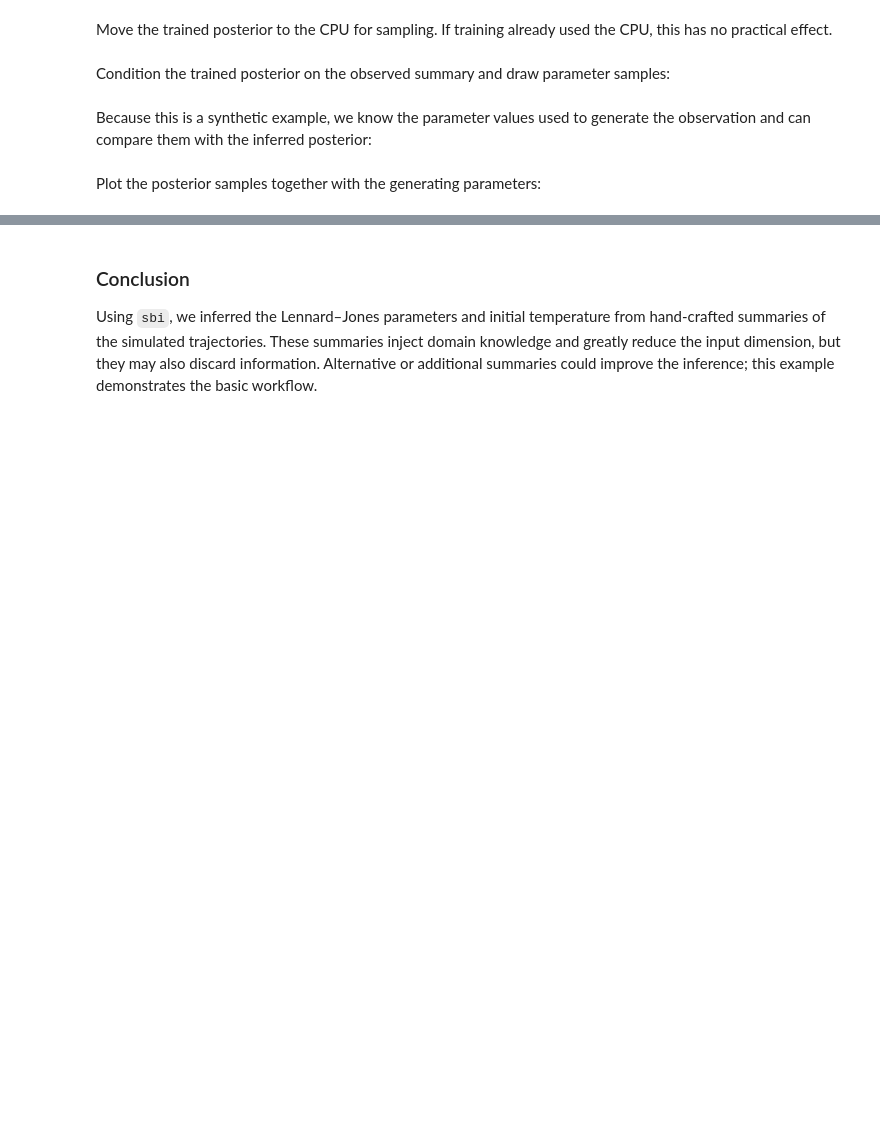
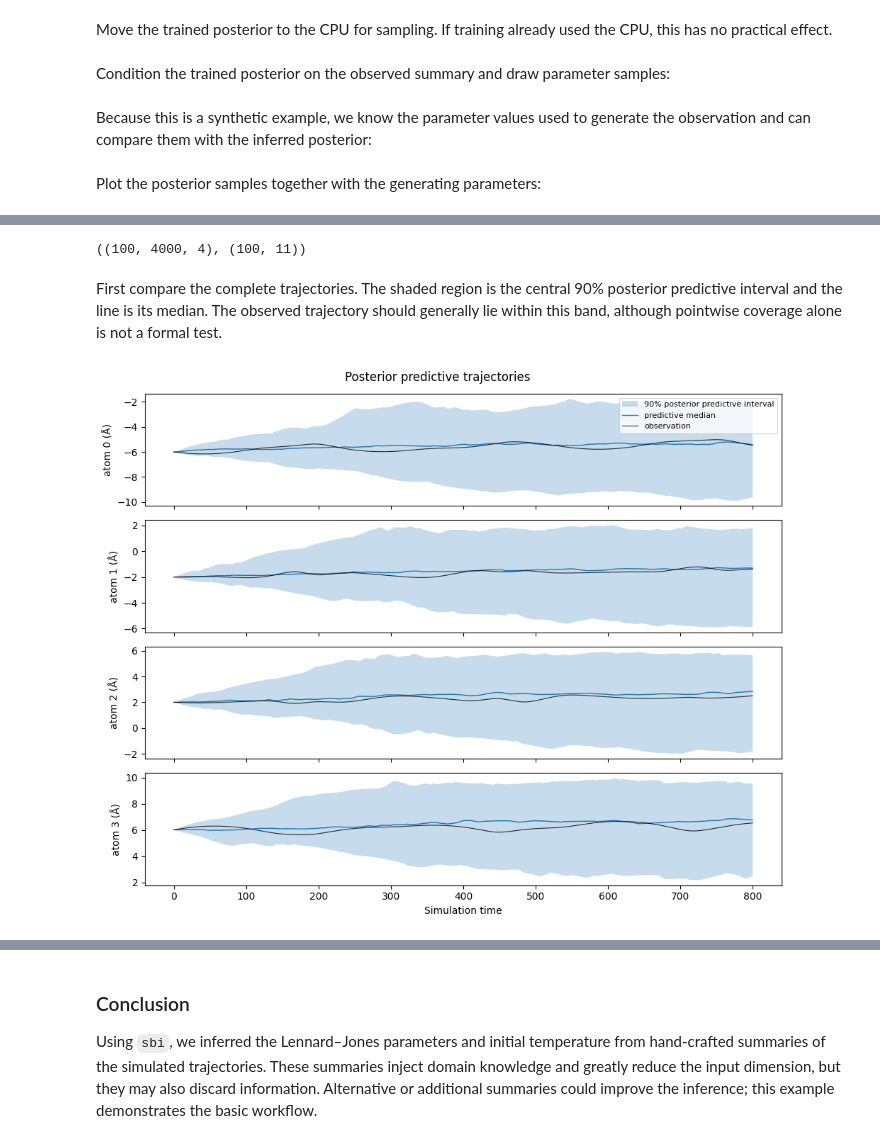
Before and after one commit to albazarova/sbi_intro, a Jupyter notebook: notebooks/4a_summary_statistics_md.ipynb, the cells around one changed output, grey strips where cells are left out. Saved outputs shown, nothing was run; the diff lists cells and outputs as text; code cells hidden in the pictures; blank space fills up the shorter version.

```diff
--- a/notebooks/4a_summary_statistics_md.ipynb
+++ b/notebooks/4a_summary_statistics_md.ipynb
@@ -364,0 +371,32 @@ plt.show()
+# %%
+# Draw posterior parameters and generate replicated trajectories in parallel.
+num_ppc = 100
+theta_ppc, x_ppc_tensor = simulate_for_sbi(
+    simulate_x, posterior, num_simulations=num_ppc, num_workers=workers
+)
+x_ppc = x_ppc_tensor.numpy()
+summary_ppc = np.stack([summarize_trajectory(x) for x in x_ppc])
+
+x_ppc.shape, summary_ppc.shape
+# %% [output]
+((100, 4000, 4), (100, 11))
+# %% [markdown]
+First compare the complete trajectories. The shaded region is the central 90% posterior predictive interval and the line is its median. The observed trajectory should generally lie within this band, although pointwise coverage alone is not a formal test.
+# %%
+lower, median, upper = np.quantile(x_ppc, [0.05, 0.5, 0.95], axis=0)
+
+fig, axes = plt.subplots(x_truth.shape[1], 1, figsize=(10, 8), sharex=True)
+for atom, ax in enumerate(axes):
+    ax.fill_between(t, lower[:, atom], upper[:, atom], alpha=0.25,
+                    label="90% posterior predictive interval")
+    ax.plot(t, median[:, atom], lw=1, label="predictive median")
+    ax.plot(t, x_truth[:, atom], color="black", lw=0.8, alpha=0.8,
+            label="observation")
+    ax.set_ylabel(f"atom {atom} (Å)")
+axes[0].legend(loc="upper right", fontsize=8)
+axes[-1].set_xlabel("Simulation time")
+fig.suptitle("Posterior predictive trajectories")
+fig.tight_layout()
+plt.show()
+# %% [output]
+[figure, added]
```
Also changed, not shown: parts of 14 cells of this notebook.
